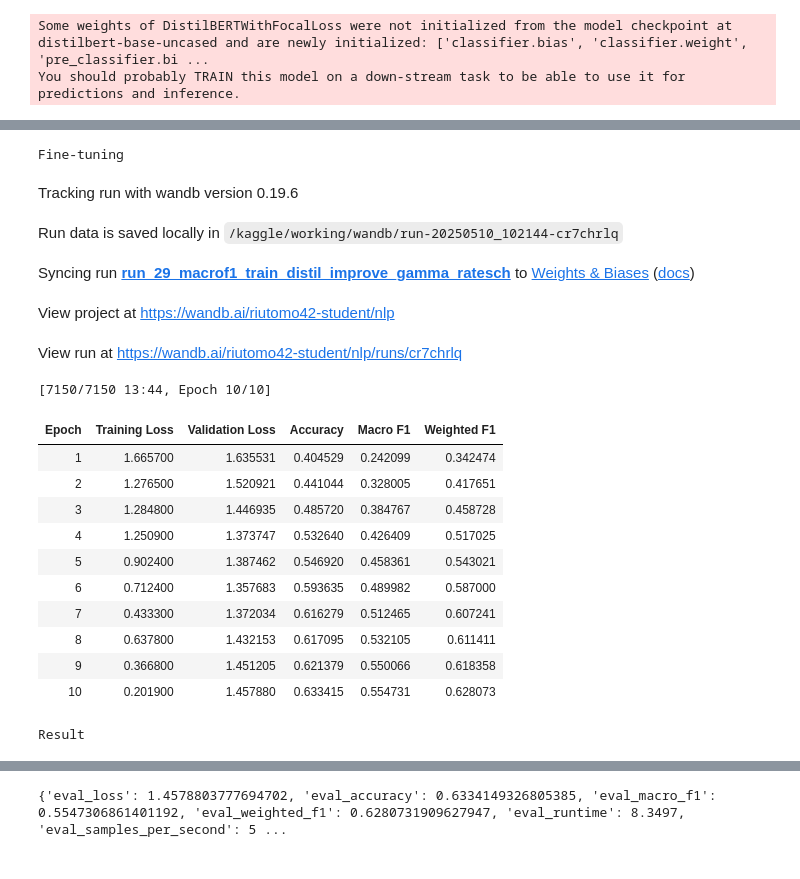
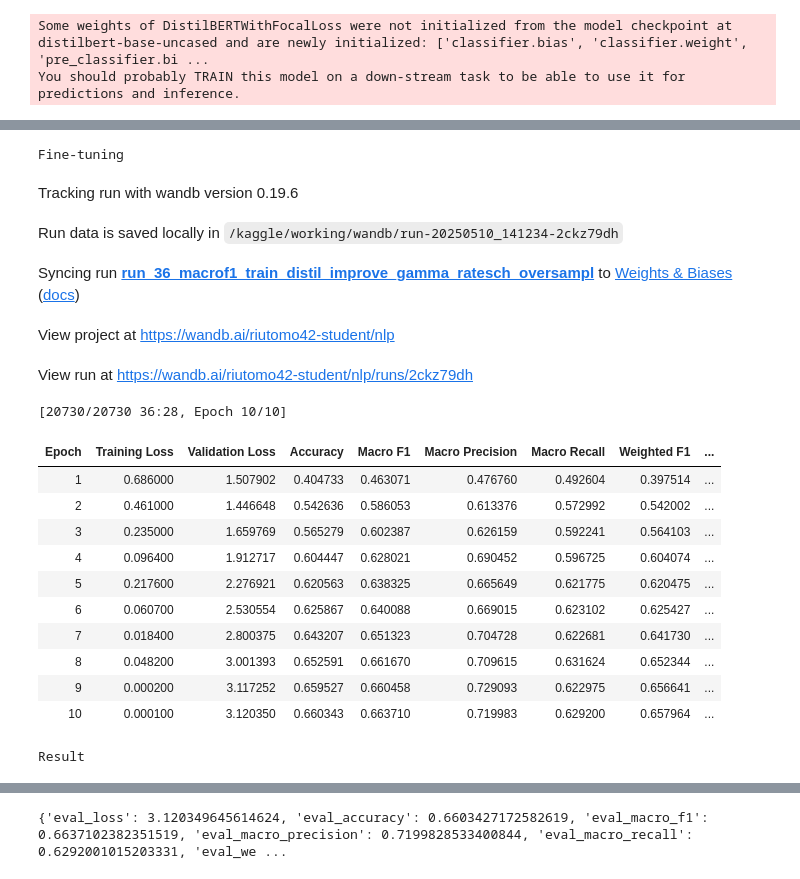
Before and after one commit to rianto42/NLPAssignment3, a Jupyter notebook: notebook-distilbert-uncased.ipynb, the cells around one changed output, grey strips where cells are left out. Drawn from its saved outputs; the diff is of its cells as text; code cells hidden in the pictures.

Commit message:
Kaggle Notebook | notebookc3b20cca56 | Version 7

```diff
--- a/notebook-distilbert-uncased.ipynb
+++ b/notebook-distilbert-uncased.ipynb
@@ -195,13 +246,13 @@ def compute_metrics(pred):
 
     # Macro
     macro_f1 = f1_score(labels, preds, average='macro')
-    # macro_precision = precision_score(labels, preds, average='macro', zero_division=0)
-    # macro_recall = recall_score(labels, preds, average='macro', zero_division=0)
+    macro_precision = precision_score(labels, preds, average='macro', zero_division=0)
+    macro_recall = recall_score(labels, preds, average='macro', zero_division=0)
 
     # Weighted
     weighted_f1 = f1_score(labels, preds, average='weighted')
-    # weighted_precision = precision_score(labels, preds, average='weighted', zero_division=0)
-    # weighted_recall = recall_score(labels, preds, average='weighted', zero_division=0)
+    weighted_precision = precision_score(labels, preds, average='weighted', zero_division=0)
+    weighted_recall = recall_score(labels, preds, average='weighted', zero_division=0)
 
     # Multiclass ROC AUC (macro average, One-vs-Rest)
     # try:
@@ -210,22 +261,22 @@ def compute_metrics(pred):
     #     # Occurs when only one class present in a batch (e.g., small val set)
     #     roc_auc = float("nan")
 
+    return {
+        'accuracy': acc,
+        'macro_f1': macro_f1,
+        'macro_precision': macro_precision,
+        'macro_recall': macro_recall,
+        # "roc_auc": roc_auc,
+        'weighted_f1': weighted_f1,
+        'weighted_precision': weighted_precision,
+        'weighted_recall': weighted_recall
+    }
+
     # return {
     #     'accuracy': acc,
     #     'macro_f1': macro_f1,
-    #     'macro_precision': macro_precision,
-    #     'macro_recall': macro_recall,
-    #     # "roc_auc": roc_auc,
-    #     'weighted_f1': weighted_f1,
-    #     'weighted_precision': weighted_precision,
-    #     'weighted_recall': weighted_recall
+    #     'weighted_f1' : weighted_f1
     # }
-
-    return {
-        'accuracy': acc,
-        'macro_f1': macro_f1,
-        'weighted_f1' : weighted_f1
-    }
 
 # Get class weights based on label column
 class_weights = compute_class_weight(
@@ -261,7 +312,10 @@ class DistilBERTWithFocalLoss(DistilBertForSequenceClassification):
         loss = self.focal(logits, labels)
         return (loss, outputs) if return_outputs else loss
 
-config = DistilBertConfig.from_pretrained("distilbert-base-uncased", num_labels=num_labels,
+config = DistilBertConfig.from_pretrained(
+    "distilbert-base-uncased",
+    # seq_classif_dropout=0.3,
+    num_labels=num_labels,
     id2label=id2label,
     label2id=label2id)
 model = DistilBERTWithFocalLoss.from_pretrained(
@@ -326,7 +380,7 @@ Trainable: pre_classifier.bias
 Trainable: classifier.weight
 Trainable: classifier.bias
 # %%
-# wandb.init(project="nlp",name="run_3", reinit=False)
+# Version5
 
 training_args = TrainingArguments(
     output_dir="./results",
@@ -335,56 +389,56 @@ training_args = TrainingArguments(
     per_device_train_batch_size=16,
     per_device_eval_batch_size=32,
     num_train_epochs=10,
-    weight_decay=0.01,
+    weight_decay=0.1,
     learning_rate=2e-5,
     logging_dir="./logs",
     logging_steps=5,
     # max_grad_norm=5.0,
     load_best_model_at_end=True,
     metric_for_best_model="macro_f1",
     greater_is_better=True,
     report_to="wandb",
-    run_name="run_29_macrof1_train_distil_improve_gamma_ratesch",
+    run_name="run_36_macrof1_train_distil_improve_gamma_ratesch_oversampl",
     warmup_steps=500,  # Add this
     lr_scheduler_type="linear",  # And this
 )
 
 trainer = Trainer(
     model=model,
     args=training_args,
     train_dataset=tokenized_dataset["train"],
     eval_dataset=tokenized_dataset["test"],
     compute_metrics=compute_metrics
 )
 
 print("\nFine-tuning")
 trainer.train()
 
 print("\nResult")
 trainer_results = trainer.evaluate()       # Evaluate on test set
 print(trainer_results)
 # %% [output]
 Fine-tuning
 Tracking run with wandb version 0.19.6
-Run data is saved locally in /kaggle/working/wandb/run-20250510_102144-cr7chrlq
+Run data is saved locally in /kaggle/working/wandb/run-20250510_141234-2ckz79dh
-Syncing run run_29_macrof1_train_distil_improve_gamma_ratesch to Weights & Biases (docs)
+Syncing run run_36_macrof1_train_distil_improve_gamma_ratesch_oversampl to Weights & Biases (docs)
 View project at https://wandb.ai/riutomo42-student/nlp
-View run at https://wandb.ai/riutomo42-student/nlp/runs/cr7chrlq
+View run at https://wandb.ai/riutomo42-student/nlp/runs/2ckz79dh
-[7150/7150 13:44, Epoch 10/10]
+[20730/20730 36:28, Epoch 10/10]
-| Epoch | Training Loss | Validation Loss | Accuracy | Macro F1 | Weighted F1 |
-| 1 | 1.665700 | 1.635531 | 0.404529 | 0.242099 | 0.342474 |
-| 2 | 1.276500 | 1.520921 | 0.441044 | 0.328005 | 0.417651 |
-| 3 | 1.284800 | 1.446935 | 0.485720 | 0.384767 | 0.458728 |
-| 4 | 1.250900 | 1.373747 | 0.532640 | 0.426409 | 0.517025 |
-| 5 | 0.902400 | 1.387462 | 0.546920 | 0.458361 | 0.543021 |
-| 6 | 0.712400 | 1.357683 | 0.593635 | 0.489982 | 0.587000 |
-| 7 | 0.433300 | 1.372034 | 0.616279 | 0.512465 | 0.607241 |
-| 8 | 0.637800 | 1.432153 | 0.617095 | 0.532105 | 0.611411 |
-| 9 | 0.366800 | 1.451205 | 0.621379 | 0.550066 | 0.618358 |
-| 10 | 0.201900 | 1.457880 | 0.633415 | 0.554731 | 0.628073 |
+| Epoch | Training Loss | Validation Loss | Accuracy | Macro F1 | Macro Precision | Macro Recall | Weighted F1 | ... |
+| 1 | 0.686000 | 1.507902 | 0.404733 | 0.463071 | 0.476760 | 0.492604 | 0.397514 | ... |
+| 2 | 0.461000 | 1.446648 | 0.542636 | 0.586053 | 0.613376 | 0.572992 | 0.542002 | ... |
+| 3 | 0.235000 | 1.659769 | 0.565279 | 0.602387 | 0.626159 | 0.592241 | 0.564103 | ... |
+| 4 | 0.096400 | 1.912717 | 0.604447 | 0.628021 | 0.690452 | 0.596725 | 0.604074 | ... |
+| 5 | 0.217600 | 2.276921 | 0.620563 | 0.638325 | 0.665649 | 0.621775 | 0.620475 | ... |
+| 6 | 0.060700 | 2.530554 | 0.625867 | 0.640088 | 0.669015 | 0.623102 | 0.625427 | ... |
+| 7 | 0.018400 | 2.800375 | 0.643207 | 0.651323 | 0.704728 | 0.622681 | 0.641730 | ... |
+| 8 | 0.048200 | 3.001393 | 0.652591 | 0.661670 | 0.709615 | 0.631624 | 0.652344 | ... |
+| 9 | 0.000200 | 3.117252 | 0.659527 | 0.660458 | 0.729093 | 0.622975 | 0.656641 | ... |
+| 10 | 0.000100 | 3.120350 | 0.660343 | 0.663710 | 0.719983 | 0.629200 | 0.657964 | ... |
 Result
 [interactive output not drawn]
-{'eval_loss': 1.4578803777694702, 'eval_accuracy': 0.6334149326805385, 'eval_macro_f1': 0.5547306861401192, 'eval_weighted_f1': 0.6280731909627947, 'eval_runtime': 8.3497, 'eval_samples_per_second': 5 ...
+{'eval_loss': 3.120349645614624, 'eval_accuracy': 0.6603427172582619, 'eval_macro_f1': 0.6637102382351519, 'eval_macro_precision': 0.7199828533400844, 'eval_macro_recall': 0.6292001015203331, 'eval_we ...
 # %%
 # training_args = TrainingArguments(
 #     output_dir="./results",
```
Also changed, not shown: parts of 12 cells of this notebook.
